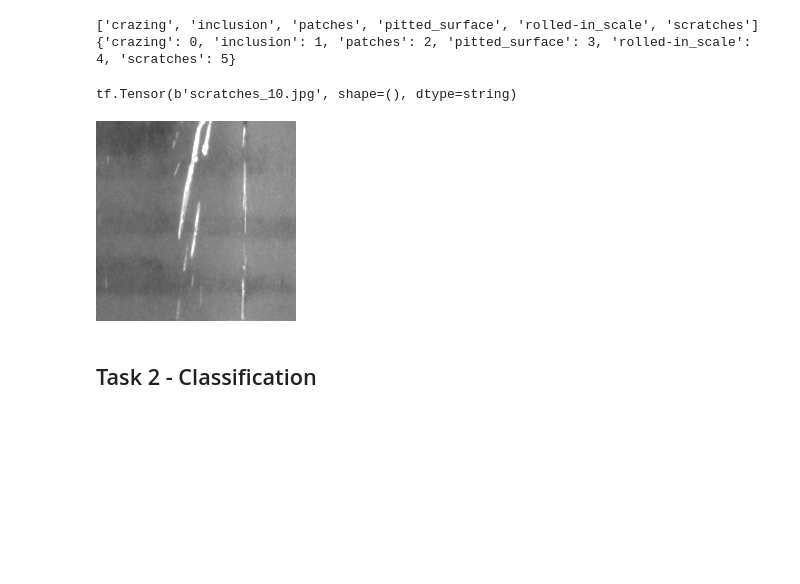
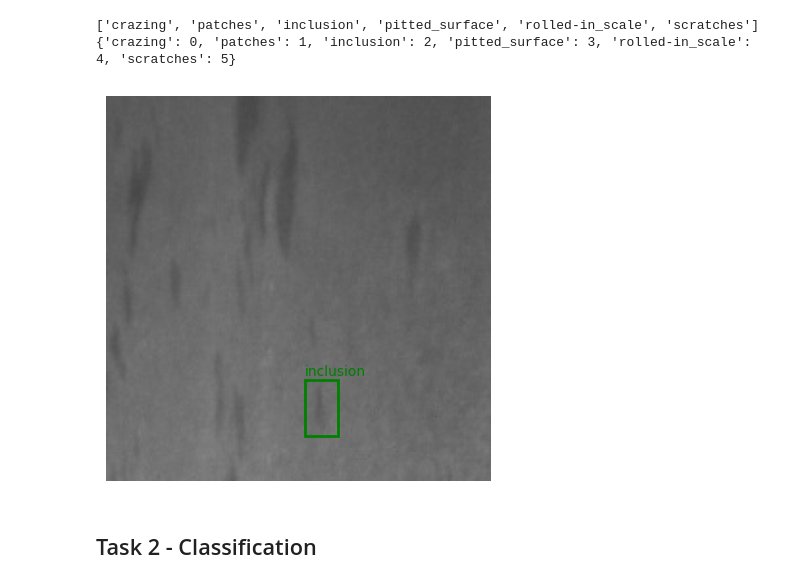
Before and after one commit to akashnaokar/cv_challenge, a Jupyter notebook: main.ipynb, the cells around one changed output. Cells and saved outputs as stored; diff of their text form; code cells hidden in the pictures; blank space fills up the shorter version.

```diff
--- a/main.ipynb
+++ b/main.ipynb
@@ -136,9 +147,11 @@ Returns a list of distinct labels
 labels = []
 for anno in train_anno_files_list:
     attr = parseXML(train_anno_path +"\\"+anno)
-    label = attr["object"]["name"]
-    if label not in labels:
-        labels.append(label)
+    for obj in attr['objects']:
+        label = obj["name"]
+        if label not in labels:
+            labels.append(label)
+
 print(labels)
 
 """
@@ -148,6 +161,6 @@ image_labels = {name: index for index, name in enumerate(labels)}
 n_class = len(image_labels)
 print(image_labels)
 # %% [output]
-['crazing', 'inclusion', 'patches', 'pitted_surface', 'rolled-in_scale', 'scratches']
-{'crazing': 0, 'inclusion': 1, 'patches': 2, 'pitted_surface': 3, 'rolled-in_scale': 4, 'scratches': 5}
+['crazing', 'patches', 'inclusion', 'pitted_surface', 'rolled-in_scale', 'scratches']
+{'crazing': 0, 'patches': 1, 'inclusion': 2, 'pitted_surface': 3, 'rolled-in_scale': 4, 'scratches': 5}
 # %%
@@ -230,7 +238,7 @@ convert(valid_img_list,valid_anno_files_list, valid_anno_path ,'F:\\Coding\\cv_c
 # %%
 """ Trying to run on one example """
 
-tfr_train = "F:\Coding\cv_challenge\TF_Records\\train\scratches_10.tfrecord"
+tfr_train = "F:\Coding\cv_challenge\TF_Records\\train\inclusion_45.tfrecord"
 raw_image_dataset = tf.data.TFRecordDataset(filenames = [tfr_train])
 # %%
 image_feature_description  = {
@@ -256,14 +264,35 @@ def _parse_image_function(example_proto):
   return tf.io.parse_single_example(example_proto, image_feature_description )
 
 parsed_image_dataset = raw_image_dataset.map(_parse_image_function)
-# %%
-for image_features in parsed_image_dataset:
-    image_raw = image_features['image/encodedrawdata'].numpy()
-    print(image_features['image/filename'])
-    display.display(display.Image(data=image_raw))
-# %% [output]
-tf.Tensor(b'scratches_10.jpg', shape=(), dtype=string)
-[figure, removed]
+# %%
+def draw_bounding_boxes(image, bboxes, labels):
+    plt.figure(figsize=(5,5))
+    plt.imshow(image)
+    ax = plt.gca()
+    for bbox, label in zip(bboxes, labels):
+        xmin, ymin, xmax, ymax = bbox
+        width = xmax - xmin
+        height = ymax - ymin
+        rect = plt.Rectangle((xmin, ymin), width, height, fill=False, edgecolor='green', linewidth=2)
+        ax.add_patch(rect)
+        ax.text(xmin, ymin - 8, label, fontsize=10, color='green', verticalalignment='top')
+    plt.axis('off')
+    plt.show()
+
+for image_features in parsed_image_dataset:
+    image_raw = image_features['image/encodedrawdata'].numpy()
+    image = tf.image.decode_jpeg(image_raw)
+    filename = image_features['image/filename'].numpy().decode("utf-8")
+    bboxes = np.stack([
+        image_features["image/object/bbox/xmin"].values.numpy(),
+        image_features["image/object/bbox/ymin"].values.numpy(),
+        image_features["image/object/bbox/xmax"].values.numpy(),
+        image_features["image/object/bbox/ymax"].values.numpy()
+    ], axis=-1)
+    labels = image_features["image/object/class/text"].values.numpy().astype(str)
+    draw_bounding_boxes(image, bboxes, labels)
+# %% [output]
+[figure, added]
 # %% [markdown]
 ## Task 2 - Classification
 # %% [markdown]
```
Also changed, not shown: parts of 16 cells of this notebook.
